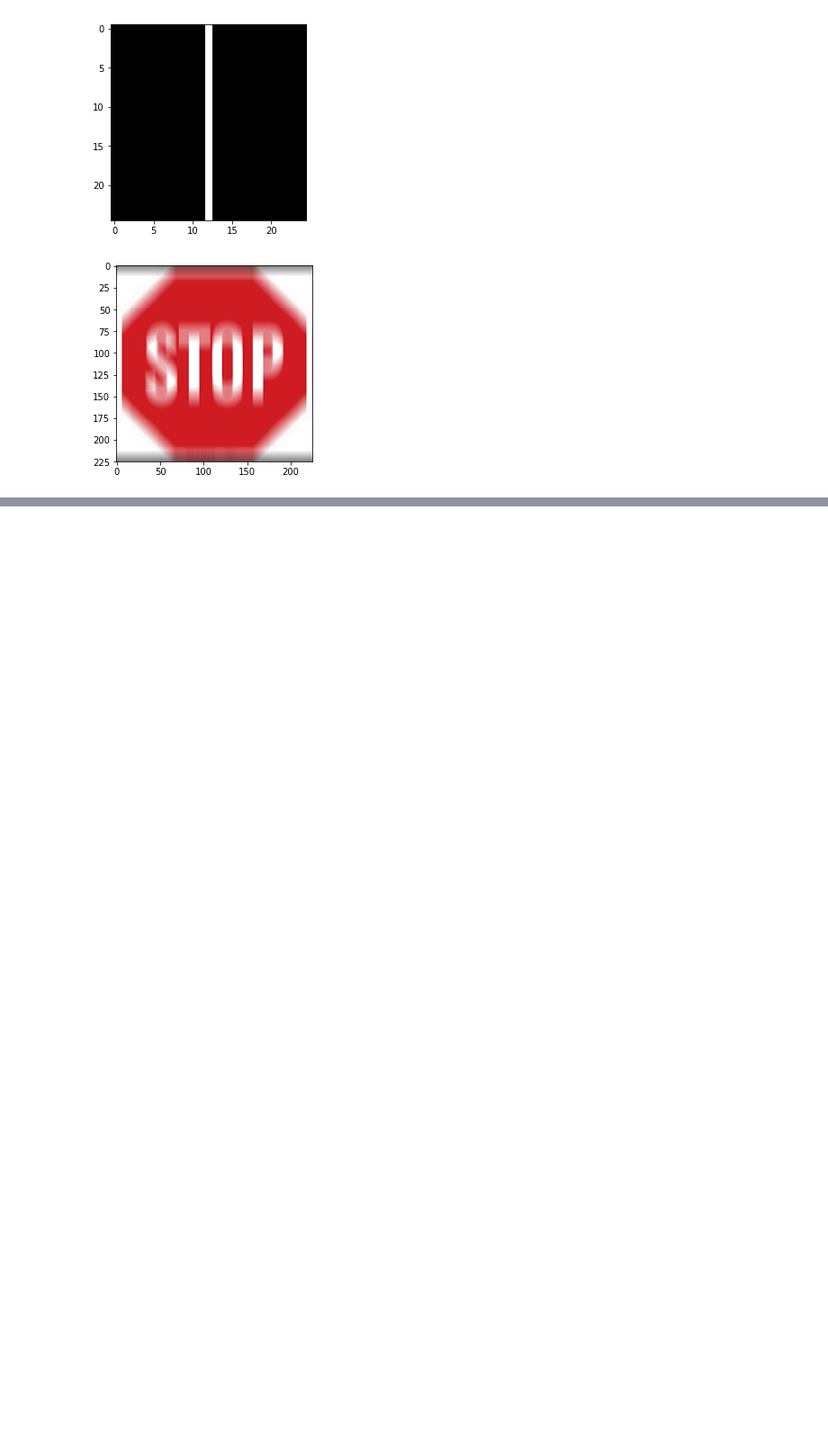
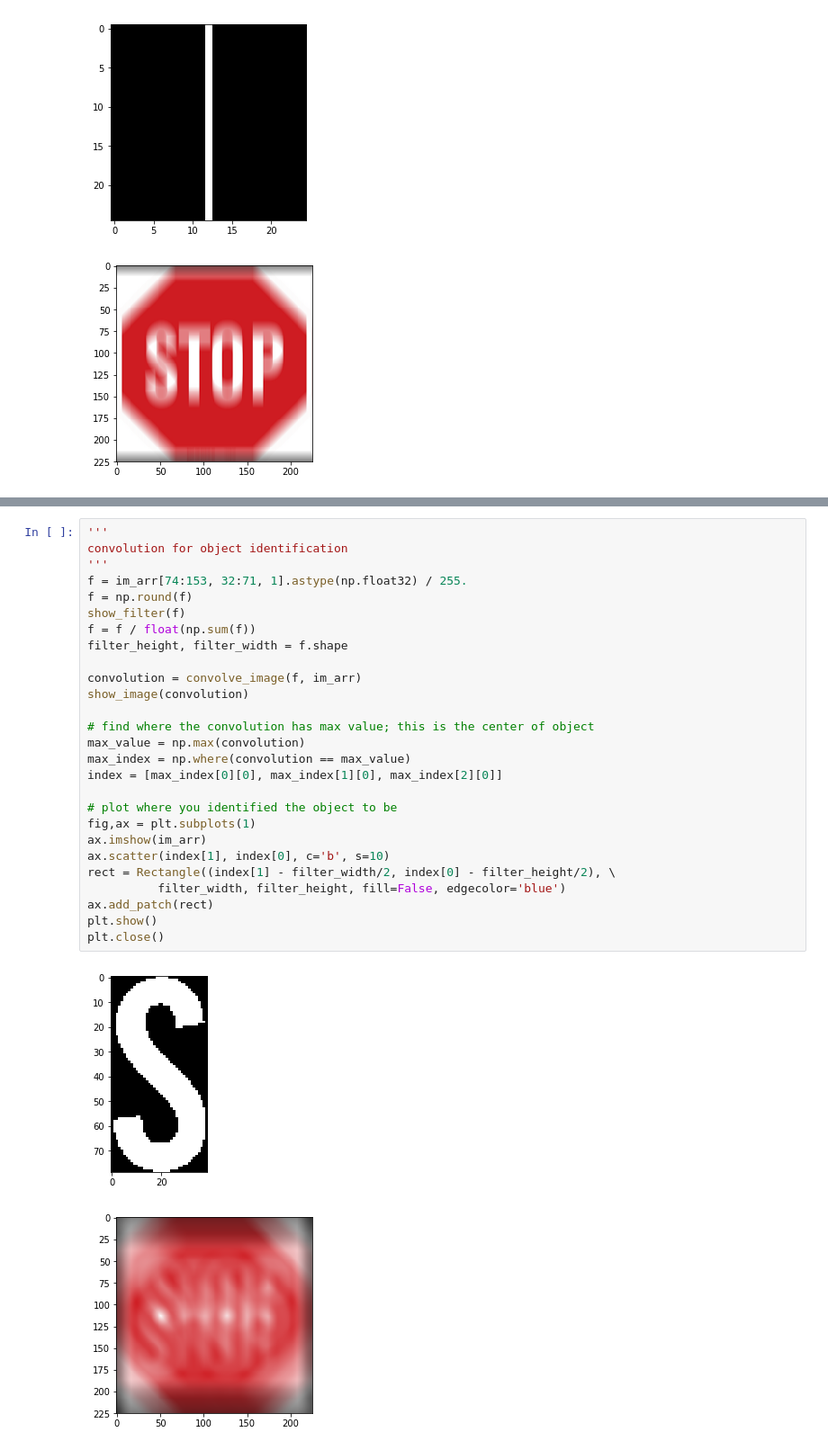
Before and after one commit to IanChar/AI4All, a Jupyter notebook: notebook1.ipynb, the cells around one changed output, grey strips where cells are left out. Shown at 90% size. Saved outputs shown, nothing was run; the diff lists cells and outputs as text; blank space fills up the shorter version.

```diff
--- a/notebook1.ipynb
+++ b/notebook1.ipynb
@@ -261,0 +274,30 @@ show_filter(f)
+# %%
+'''
+convolution for object identification
+'''
+f = im_arr[74:153, 32:71, 1].astype(np.float32) / 255.
+f = np.round(f)
+show_filter(f)
+f = f / float(np.sum(f))
+filter_height, filter_width = f.shape
+
+convolution = convolve_image(f, im_arr)
+show_image(convolution)
+
+# find where the convolution has max value; this is the center of object
+max_value = np.max(convolution)
+max_index = np.where(convolution == max_value)
+index = [max_index[0][0], max_index[1][0], max_index[2][0]]
+
+# plot where you identified the object to be
+fig,ax = plt.subplots(1)
+ax.imshow(im_arr)
+ax.scatter(index[1], index[0], c='b', s=10)
+rect = Rectangle((index[1] - filter_width/2, index[0] - filter_height/2), \
+          filter_width, filter_height, fill=False, edgecolor='blue')
+ax.add_patch(rect)
+plt.show()
+plt.close()
+# %% [output]
+[figure, added]
+[figure, added]
```
Also changed, not shown: parts of 5 cells of this notebook.
